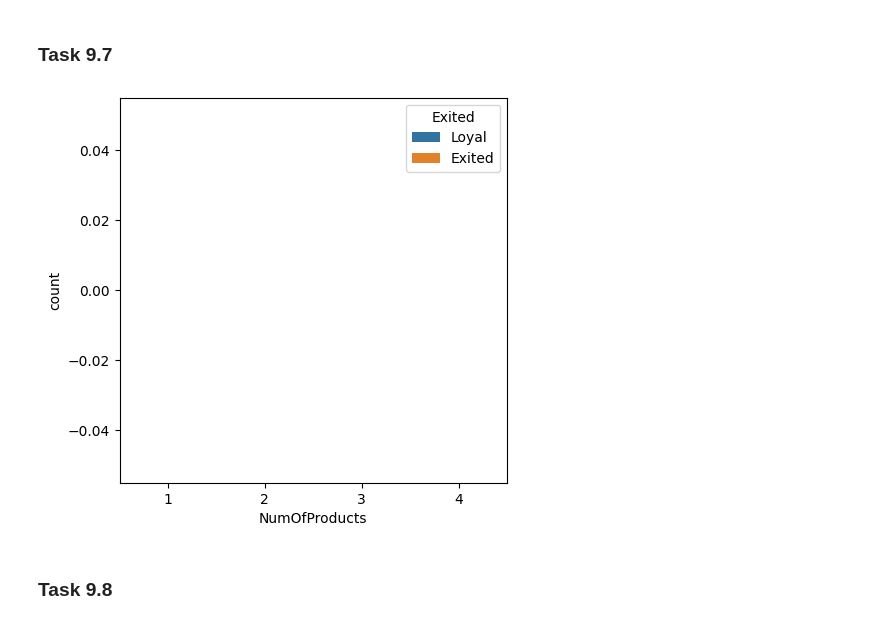
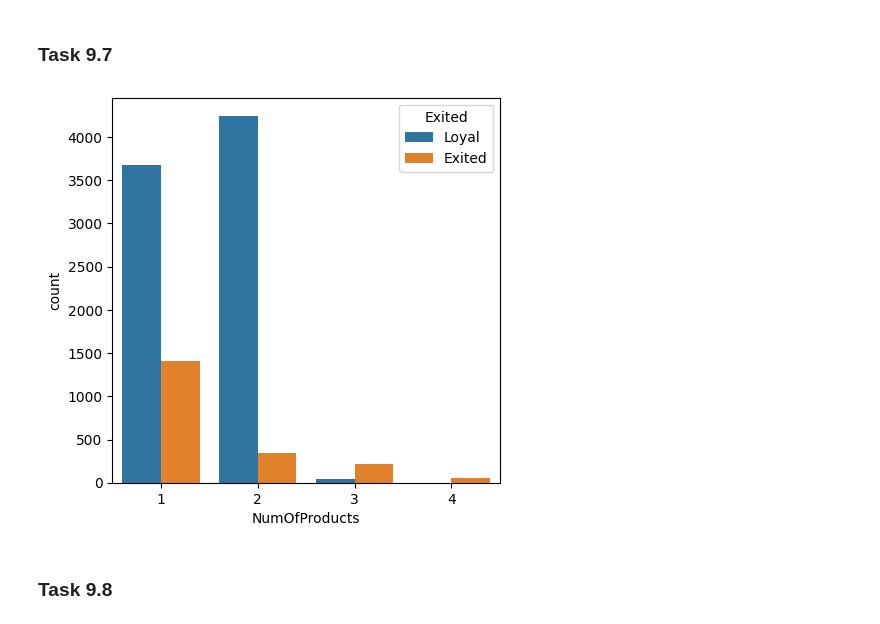
Before and after one commit to PlatArs/Bank_Analytics, a Jupyter notebook: Bank_Analytics.ipynb, the cells around one changed output. Cells and saved outputs as stored; diff of their text form; code cells hidden in the pictures.

Commit message:
Images added

```diff
--- a/Bank_Analytics.ipynb
+++ b/Bank_Analytics.ipynb
@@ -125,15 +125,16 @@ sns.barplot(data=data_96, x='Gender', y="Exited", hue="Gender");
 # %% [markdown]
 ### Task 9.7
 # %%
+churn_data['Exited'] = churn_data['Exited'].apply(lambda x: 'Exited' if (x == 1) else 'Loyal').astype('category')
 fig=plt.figure(figsize=(5, 5))
 countplot = sns.countplot(
     data=churn_data,
     x='NumOfProducts',
     hue='Exited',
     hue_order=['Loyal', 'Exited']
 )
 # %% [output]
-[figure, old version]
+[figure, new version]
 # %%
 # Исходя из этого графика, можно сказать, что все клиенты, которые приобрели четыре услуги ушли.
 # Также большинство клиентов с тремя услугами тоже ушли.
```
